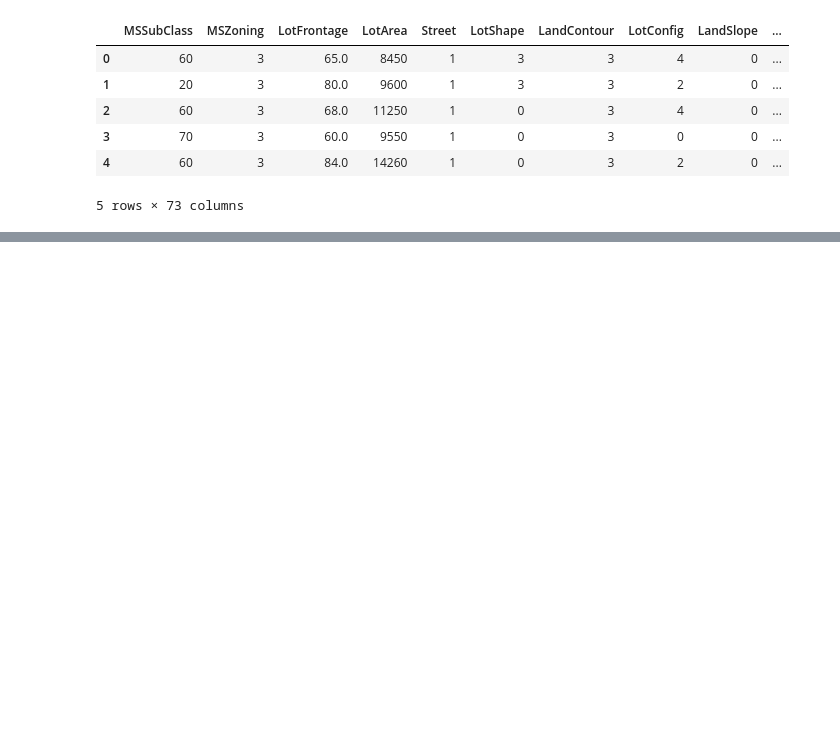
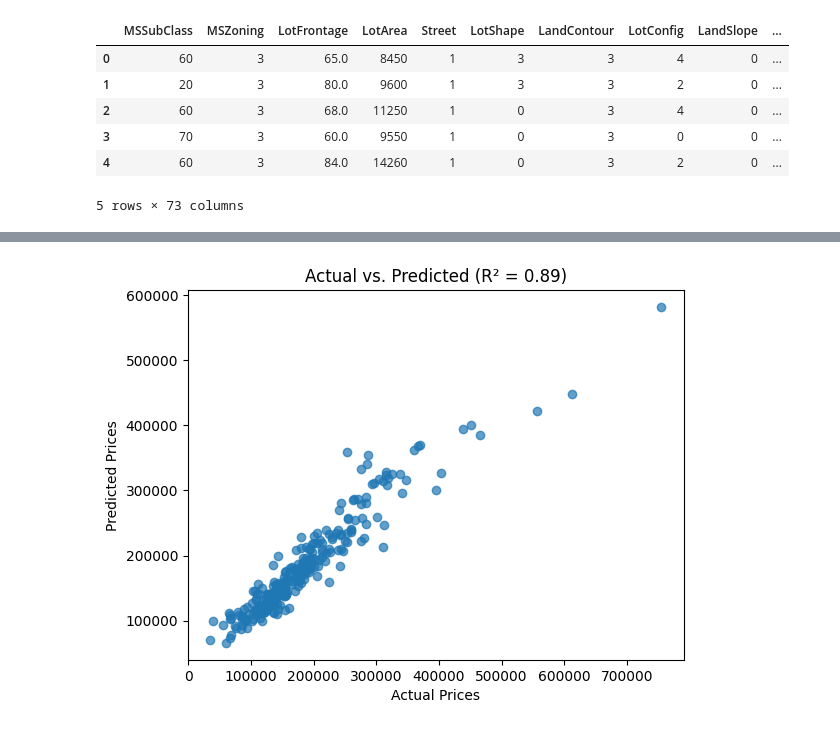
Before and after one commit to Bhargavvv412/house-price-prediction, a Jupyter notebook: House_Price_EDA.ipynb, the cells around one changed output, grey strips where cells are left out. Cells and saved outputs as stored; diff of their text form; code cells hidden in the pictures; blank space fills up the shorter version.

```diff
--- a/House_Price_EDA.ipynb
+++ b/House_Price_EDA.ipynb
@@ -261,0 +287,10 @@ Passing `palette` without assigning `hue` is deprecated and will be removed in v
+# %%
+import matplotlib.pyplot as plt
+
+plt.scatter(y_test, y_pred, alpha=0.7)
+plt.xlabel("Actual Prices")
+plt.ylabel("Predicted Prices")
+plt.title("Actual vs. Predicted (R² = 0.89)")
+plt.show()
+# %% [output]
+[figure, added]
```
Also changed, not shown: parts of 12 cells of this notebook.
